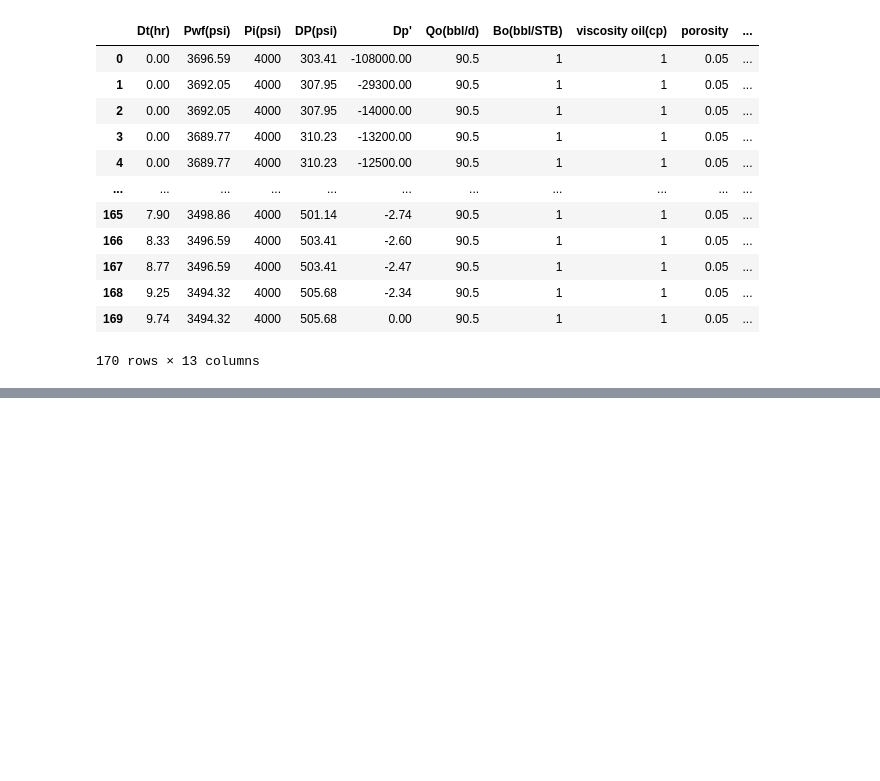
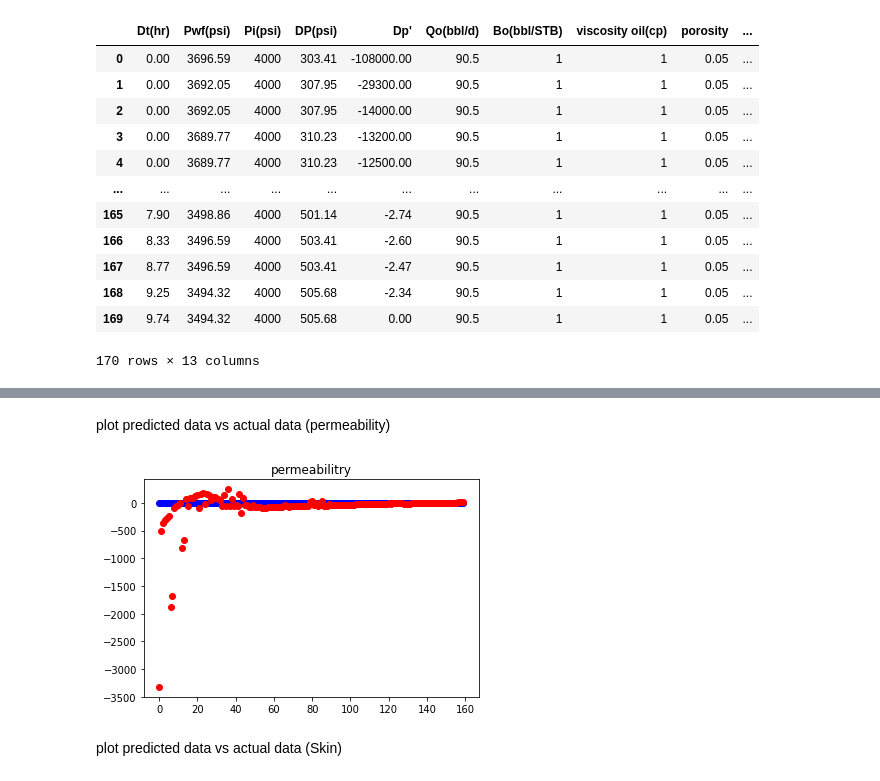
Before and after one commit to MohammadGhodsi/welltest_analysis_project, a Jupyter notebook: welltest_data_analysis.ipynb, the cells around one changed output, grey strips where cells are left out. Drawn from its saved outputs; the diff is of its cells as text; code cells hidden in the pictures; blank space fills up the shorter version.

```diff
--- a/welltest_data_analysis.ipynb
+++ b/welltest_data_analysis.ipynb
@@ -179,2 +179,4 @@ array([[ 2.20020586e+04,  2.50146484e+01, -2.57736562e+04,
 # %%
 np.savetxt("/content/drive/MyDrive/University_project/prediction.csv", predictions, delimiter=",")
+# %%
+pred_df = pd.read_csv('/content/drive/MyDrive/University_project/prediction.csv')
@@ -180,0 +199,3 @@ np.savetxt("/content/drive/MyDrive/University_project/prediction.csv", predictio
+# %%
+pred_permeability  = pred_df.iloc[0:160:,2]
+pred_permeability
@@ -180,0 +215,3 @@ np.savetxt("/content/drive/MyDrive/University_project/prediction.csv", predictio
+# %%
+test_permeability =  dataset_test.iloc[0:160,15]
+test_permeability
@@ -180,0 +231,26 @@ np.savetxt("/content/drive/MyDrive/University_project/prediction.csv", predictio
+# %% [markdown]
+plot predicted data vs actual data (permeability)
+# %%
+import matplotlib.pyplot as plt
+import numpy as np
+
+
+def plotGraph(y_test,y_pred,regressorName):
+    if max(y_test) >= max(y_pred):
+        my_range = int(max(y_test))
+    else:
+        my_range = int(max(y_pred))
+    plt.scatter(range(len(y_test)), y_test, color='blue') # for test data
+    plt.scatter(range(len(y_pred)), y_pred, color='red') # for prediction data
+    plt.title(regressorName)
+    plt.show()
+    return
+
+
+
+
+plotGraph(test_permeability,pred_permeability, "permeabilitry")
+# %% [output]
+[figure, added]
+# %% [markdown]
+plot predicted data vs actual data (Skin)
```
Also changed, not shown: parts of 15 cells of this notebook.
